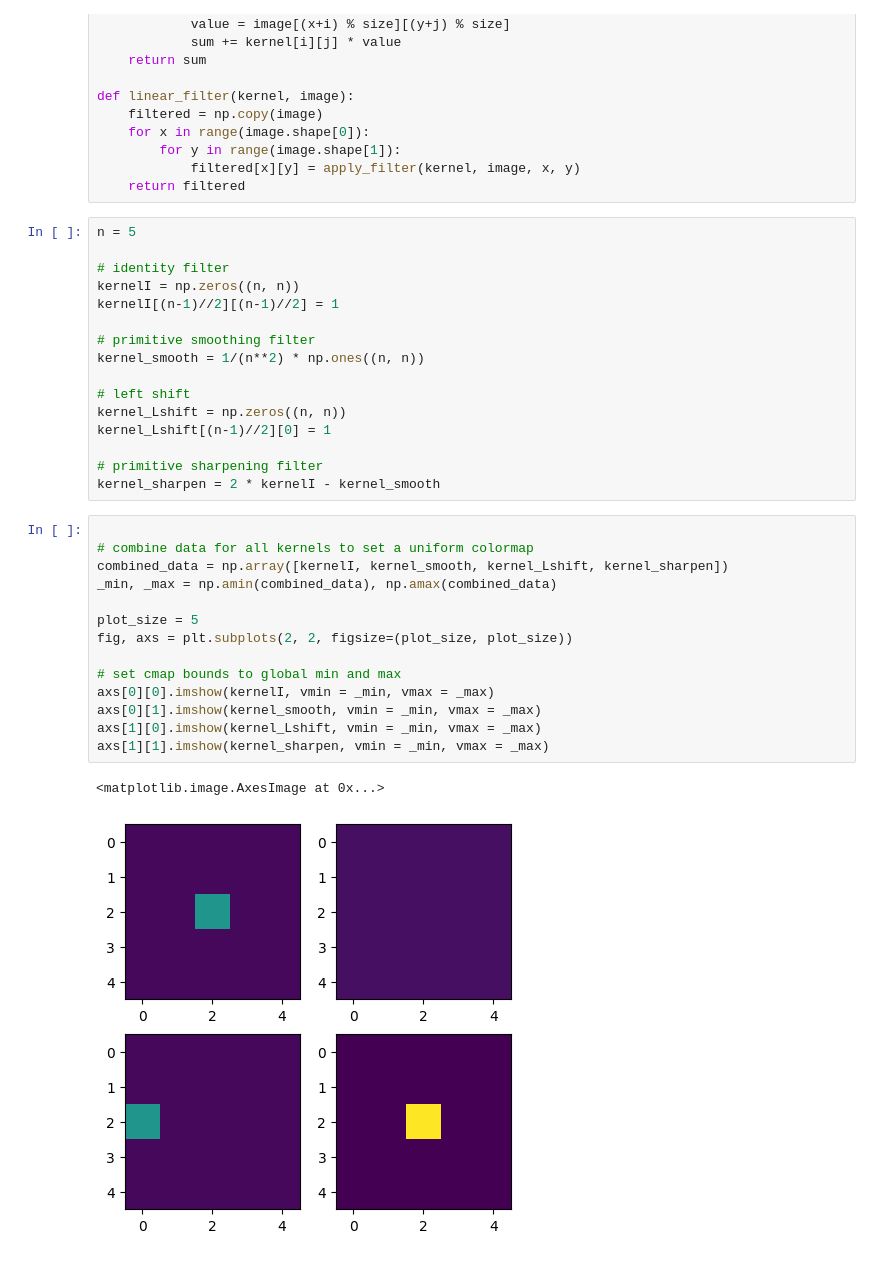
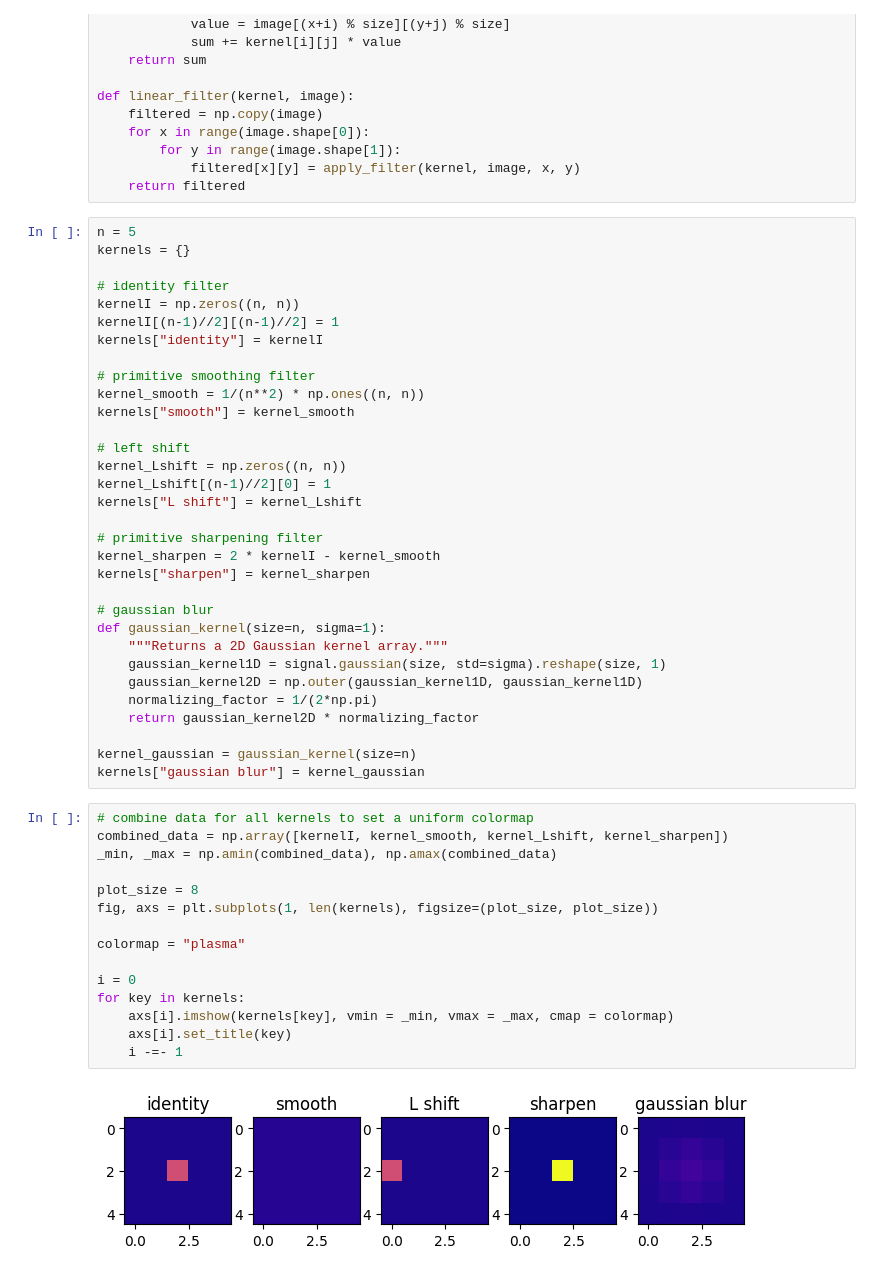
Before and after one commit to JuliuszSyrewicz/fourier, a Jupyter notebook: filters.ipynb, the cells around one changed output. Drawn from its saved outputs; the diff is of its cells as text.

```diff
--- a/filters.ipynb
+++ b/filters.ipynb
@@ -64,34 +76,50 @@ def linear_filter(kernel, image):
     return filtered
 # %%
 n = 5
+kernels = {}
 
 # identity filter
 kernelI = np.zeros((n, n))
 kernelI[(n-1)//2][(n-1)//2] = 1
+kernels["identity"] = kernelI
 
 # primitive smoothing filter
 kernel_smooth = 1/(n**2) * np.ones((n, n))
+kernels["smooth"] = kernel_smooth
 
 # left shift
 kernel_Lshift = np.zeros((n, n))
 kernel_Lshift[(n-1)//2][0] = 1
+kernels["L shift"] = kernel_Lshift
 
 # primitive sharpening filter
 kernel_sharpen = 2 * kernelI - kernel_smooth
+kernels["sharpen"] = kernel_sharpen
+
+# gaussian blur
+def gaussian_kernel(size=n, sigma=1):
+    """Returns a 2D Gaussian kernel array."""
+    gaussian_kernel1D = signal.gaussian(size, std=sigma).reshape(size, 1)
+    gaussian_kernel2D = np.outer(gaussian_kernel1D, gaussian_kernel1D)
+    normalizing_factor = 1/(2*np.pi)
+    return gaussian_kernel2D * normalizing_factor
+
+kernel_gaussian = gaussian_kernel(size=n)
+kernels["gaussian blur"] = kernel_gaussian
 # %%
-
 # combine data for all kernels to set a uniform colormap
 combined_data = np.array([kernelI, kernel_smooth, kernel_Lshift, kernel_sharpen])
 _min, _max = np.amin(combined_data), np.amax(combined_data)
 
-plot_size = 5
-fig, axs = plt.subplots(2, 2, figsize=(plot_size, plot_size))
+plot_size = 8
+fig, axs = plt.subplots(1, len(kernels), figsize=(plot_size, plot_size))
 
-# set cmap bounds to global min and max
-axs[0][0].imshow(kernelI, vmin = _min, vmax = _max)
-axs[0][1].imshow(kernel_smooth, vmin = _min, vmax = _max)
-axs[1][0].imshow(kernel_Lshift, vmin = _min, vmax = _max)
-axs[1][1].imshow(kernel_sharpen, vmin = _min, vmax = _max)
+colormap = "plasma"
+
+i = 0
+for key in kernels:
+    axs[i].imshow(kernels[key], vmin = _min, vmax = _max, cmap = colormap)
+    axs[i].set_title(key)
+    i -=- 1
 # %% [output]
-<matplotlib.image.AxesImage at 0x...>
-[figure, old version]
+[figure, new version]
```
Also changed, not shown: parts of 7 cells of this notebook.
